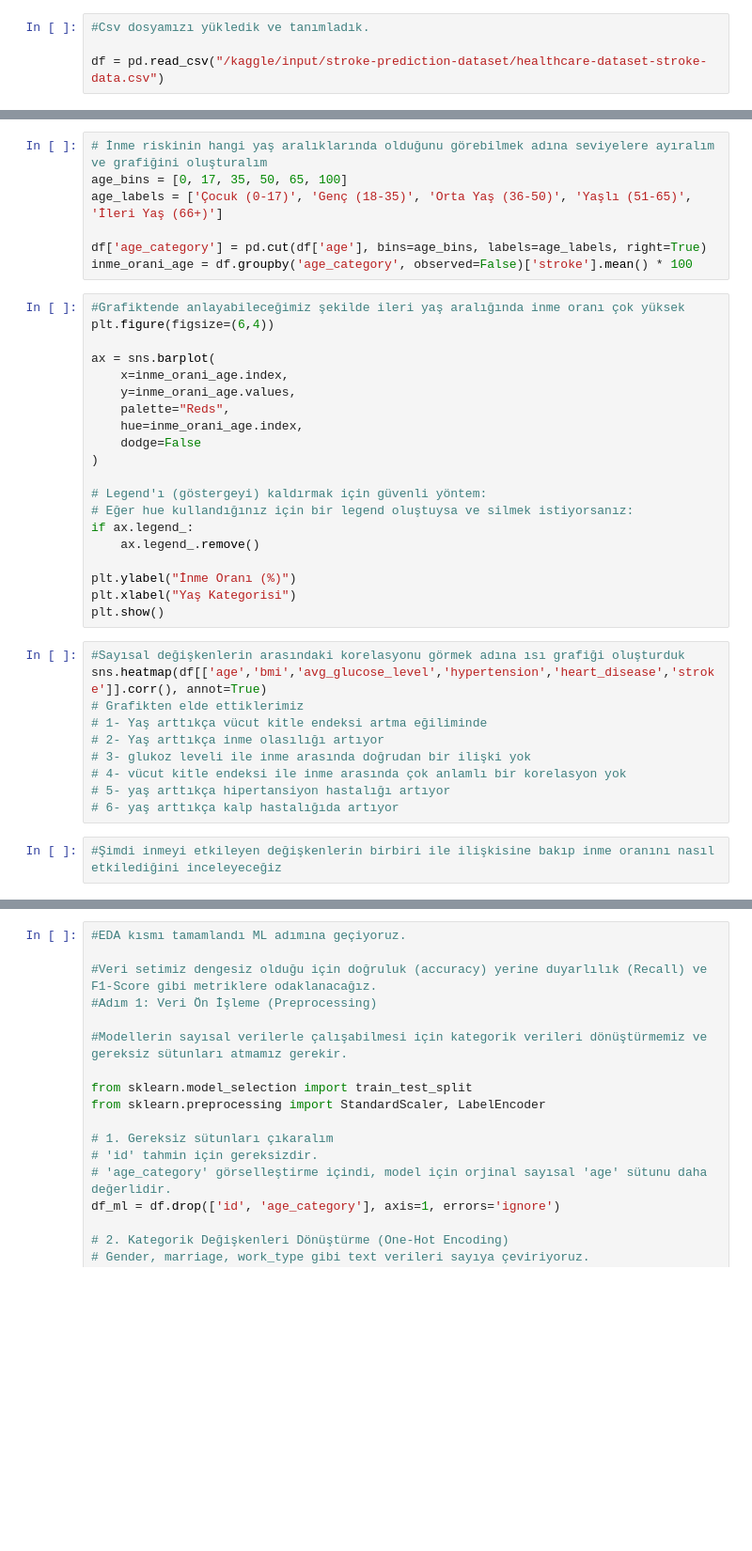
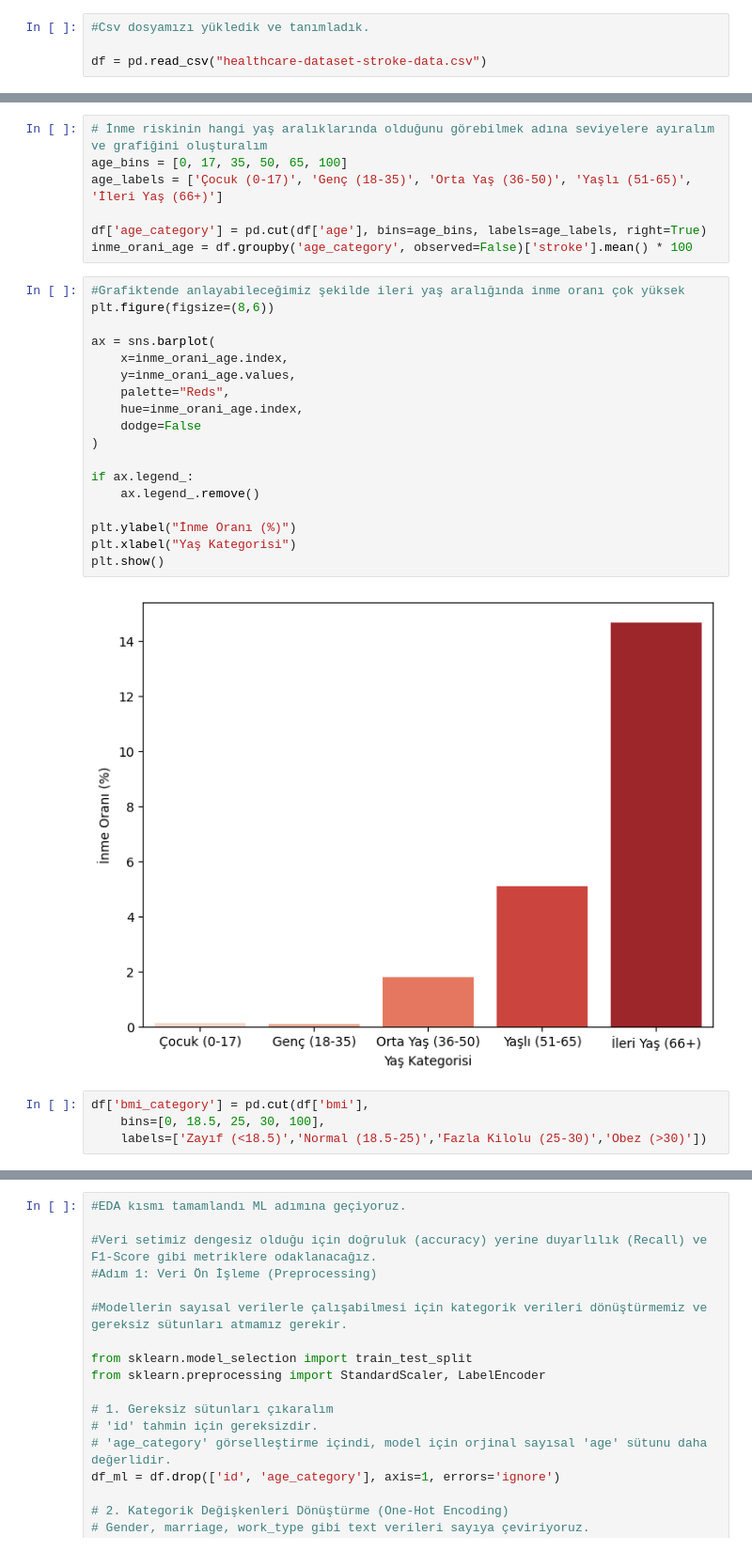
Before and after one commit to eylulkilic/Gelecek-Hayalim-W-Code-2.0-Veri-Bilimi-ve-Yapay-Zeka-At-lyesi-3.-D-nem, a Jupyter notebook: gelecek-hayalim.ipynb, the cells around one changed output, grey strips where cells are left out. Shown at 94% size. Cells and saved outputs as stored; diff of their text form; blank space fills up the shorter version.

```diff
--- a/gelecek-hayalim.ipynb
+++ b/gelecek-hayalim.ipynb
@@ -27,7 +27,7 @@ warnings.filterwarnings("ignore", category=FutureWarning)
 # %%
 #Csv dosyamızı yükledik ve tanımladık.
 
-df = pd.read_csv("/kaggle/input/stroke-prediction-dataset/healthcare-dataset-stroke-data.csv")
+df = pd.read_csv("healthcare-dataset-stroke-data.csv")
 # %%
 #Tüm veriyi yazdırdık.
 
@@ -276,33 +429,25 @@ df['age_category'] = pd.cut(df['age'], bins=age_bins, labels=age_labels, right=T
 inme_orani_age = df.groupby('age_category', observed=False)['stroke'].mean() * 100
 # %%
 #Grafiktende anlayabileceğimiz şekilde ileri yaş aralığında inme oranı çok yüksek
-plt.figure(figsize=(6,4))
+plt.figure(figsize=(8,6))
 
 ax = sns.barplot(
     x=inme_orani_age.index,
     y=inme_orani_age.values,
     palette="Reds",
     hue=inme_orani_age.index,
     dodge=False
 )
 
-# Legend'ı (göstergeyi) kaldırmak için güvenli yöntem:
-# Eğer hue kullandığınız için bir legend oluştuysa ve silmek istiyorsanız:
 if ax.legend_:
     ax.legend_.remove()
 
 plt.ylabel("İnme Oranı (%)")
 plt.xlabel("Yaş Kategorisi")
 plt.show()
+# %% [output]
+[figure, added]
-# %%
-#Sayısal değişkenlerin arasındaki korelasyonu görmek adına ısı grafiği oluşturduk
-sns.heatmap(df[['age','bmi','avg_glucose_level','hypertension','heart_disease','stroke']].corr(), annot=True)
-# Grafikten elde ettiklerimiz
-# 1- Yaş arttıkça vücut kitle endeksi artma eğiliminde
-# 2- Yaş arttıkça inme olasılığı artıyor
-# 3- glukoz leveli ile inme arasında doğrudan bir ilişki yok
-# 4- vücut kitle endeksi ile inme arasında çok anlamlı bir korelasyon yok
-# 5- yaş arttıkça hipertansiyon hastalığı artıyor
-# 6- yaş arttıkça kalp hastalığıda artıyor
-# %%
-#Şimdi inmeyi etkileyen değişkenlerin birbiri ile ilişkisine bakıp inme oranını nasıl etkilediğini inceleyeceğiz
+# %%
+df['bmi_category'] = pd.cut(df['bmi'],
+    bins=[0, 18.5, 25, 30, 100],
+    labels=['Zayıf (<18.5)','Normal (18.5-25)','Fazla Kilolu (25-30)','Obez (>30)'])
```
Also changed, not shown: parts of 38 cells of this notebook.
